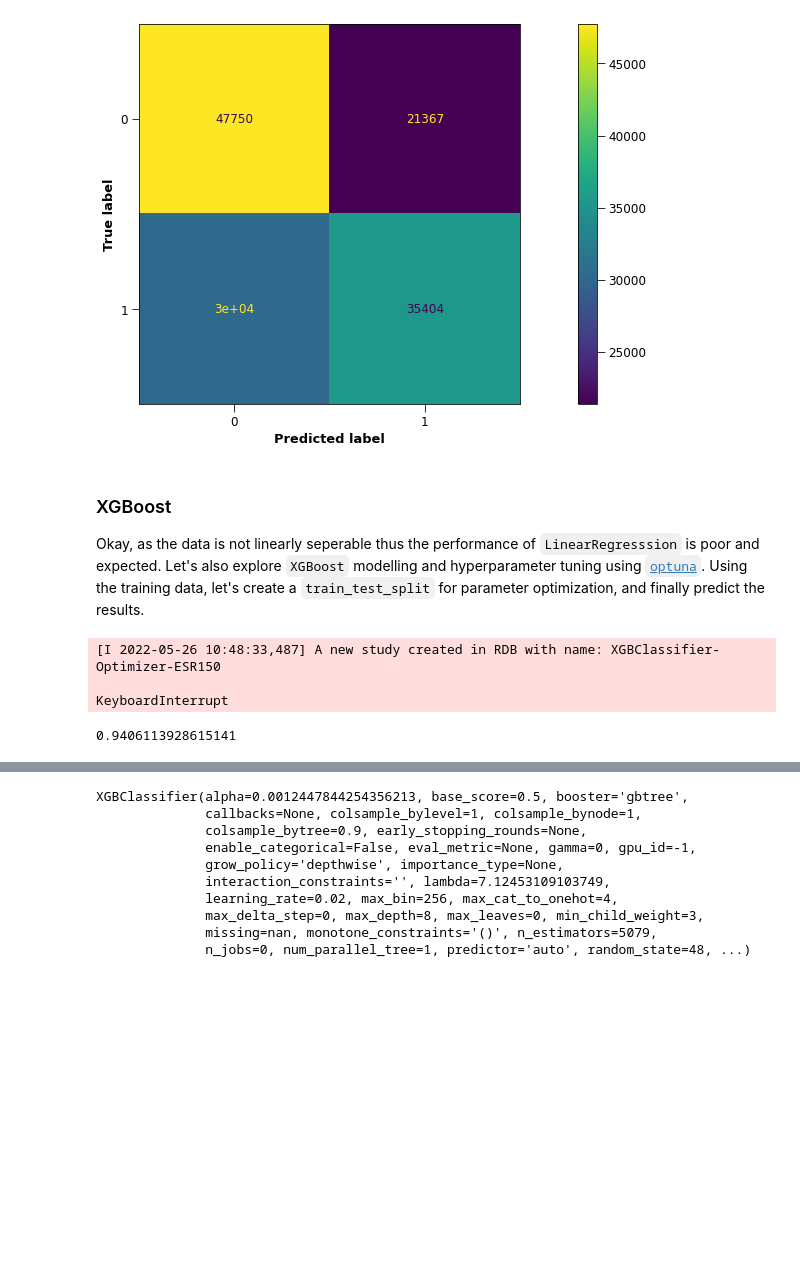
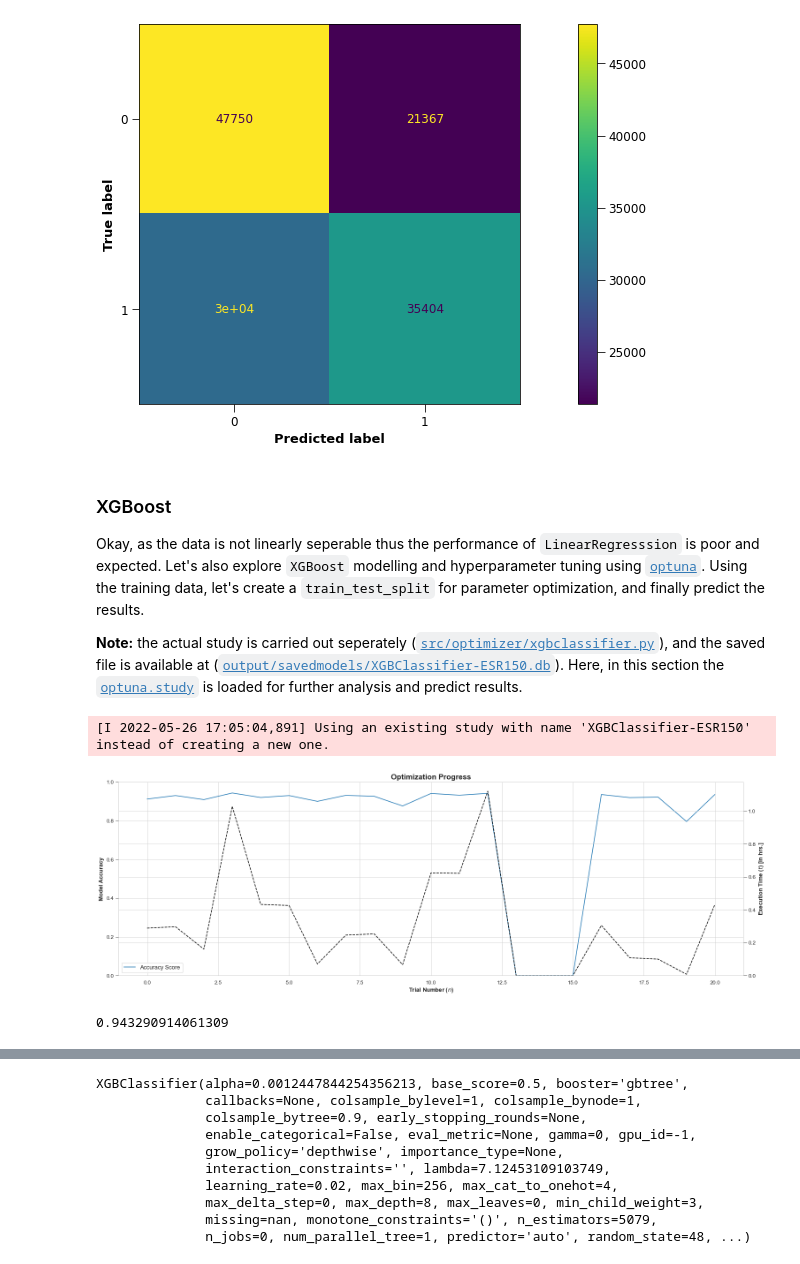
Before and after one commit to ZenithClown/self-development, a Jupyter notebook: notebooks/Tabular Playground Series [TPS] May, 2022.ipynb, the cells around one changed output, grey strips where cells are left out. Cells and saved outputs as stored; diff of their text form; code cells hidden in the pictures; blank space fills up the shorter version.

```diff
--- a/notebooks/Tabular Playground Series [TPS] May, 2022.ipynb
+++ b/notebooks/Tabular Playground Series [TPS] May, 2022.ipynb
@@ -515,6 +516,11 @@ scalar = StandardScaler()
 
 x_train_sc = scalar.fit_transform(x_train)
 x_test_sc = scalar.transform(x_test)
+# %%
+# save to `np` object
+with open(join(DATA, "processed", "TPSMay2022-ScaledData.npy"), "wb") as f:
+    np.save(f, x_train_sc) # training scaled data
+    np.save(f, y_train) # order is important - as loaded
 # %%
 x_train.shape, y_train.shape, x_test.shape
 # %% [output]
@@ -560,3 +566,5 @@ plt.show()
 ### XGBoost
 
 Okay, as the data is not linearly seperable thus the performance of `LinearRegresssion` is poor and expected. Let's also explore `XGBoost` modelling and hyperparameter tuning using [`optuna`](https://github.com/optuna/optuna). Using the training data, let's create a `train_test_split` for parameter optimization, and finally predict the results.
+
+**Note:** the actual study is carried out seperately ([`src/optimizer/xgbclassifier.py`](../src/optimizer/xgbclassifier.py)), and the saved file is available at ([`output/savedmodels/XGBClassifier-ESR150.db`](../output/savedmodels/XGBClassifier-ESR150.db)). Here, in this section the [`optuna.study`](https://optuna.readthedocs.io/en/stable/reference/study.html) is loaded for further analysis and predict results.
@@ -597,12 +571,37 @@ def objective(trial : Iterable) -> float:
 # %%
-OPTUNA_STUDY_NAME = "XGBClassifier-Optimizer-ESR150"
-
-study = optuna.create_study(direction = "maximize", study_name = OPTUNA_STUDY_NAME, storage = f"sqlite:///../output/savedmodels/{ctime_} {OPTUNA_STUDY_NAME}.db")
-study.optimize(objective, n_trials = 3)
+OPTUNA_STUDY_NAME = "XGBClassifier-ESR150"
+study = optuna.create_study(direction = "maximize", study_name = OPTUNA_STUDY_NAME, storage = f"sqlite:///../output/savedmodels/{OPTUNA_STUDY_NAME}.db", load_if_exists = True)
 # %% [output]
-[I 2022-05-26 10:48:33,487] A new study created in RDB with name: XGBClassifier-Optimizer-ESR150
-
-KeyboardInterrupt
+[I 2022-05-26 17:05:04,891] Using an existing study with name 'XGBClassifier-ESR150' instead of creating a new one.
+# %%
+# show individual steps time taken to complete, and the accuracy obtained
+fig = plt.figure(constrained_layout = True)
+
+# get each trials individual accuracy score
+scores_ = [i.values[0] if i.state == optuna.trial.TrialState.COMPLETE else 0 for i in study.trials]
+exec_time_ = [(i.datetime_complete - i.datetime_start).seconds / 3600 if i.state == optuna.trial.TrialState.COMPLETE else 0 for i in study.trials]
+
+# use two axis model to show in a single graph
+ax1 = fig.add_subplot() # use `ax1` for plotting accuracy
+ax2 = ax1.twinx() # use `ax2` for plotting time taken in hours
+
+ax1.set_title("Optimization Progress")
+ax1.plot(scores_, label = "Accuracy Score")
+ax2.plot(exec_time_, "k--")
+
+ax1.legend(loc = "lower left")
+ax1.set_xlabel("Trial Number ($n$)")
+
+ax1.set_ylabel("Model Accuracy")
+ax2.set_ylabel("Execution Time ($t$) [in hrs.]")
+
+ax1.set_ybound(0, 1.0)
+ax2.set_ybound(0)
+
+# plt.savefig(join(IMAGE_DIR, f"{OPTUNA_STUDY_NAME} Tuning Performance.png"))
+plt.show()
+# %% [output]
+[figure, added]
 # %%
 best_trial = study.best_trial
 print(best_trial.value) # expected accuracy
@@ -610,4 +609,4 @@ print(best_trial.value) # expected accuracy
 # best parameters
 parameters = best_trial.params
 # %% [output]
-0.9406113928615141
+0.943290914061309
```
Also changed, not shown: parts of 17 cells of this notebook, 2 other files.
